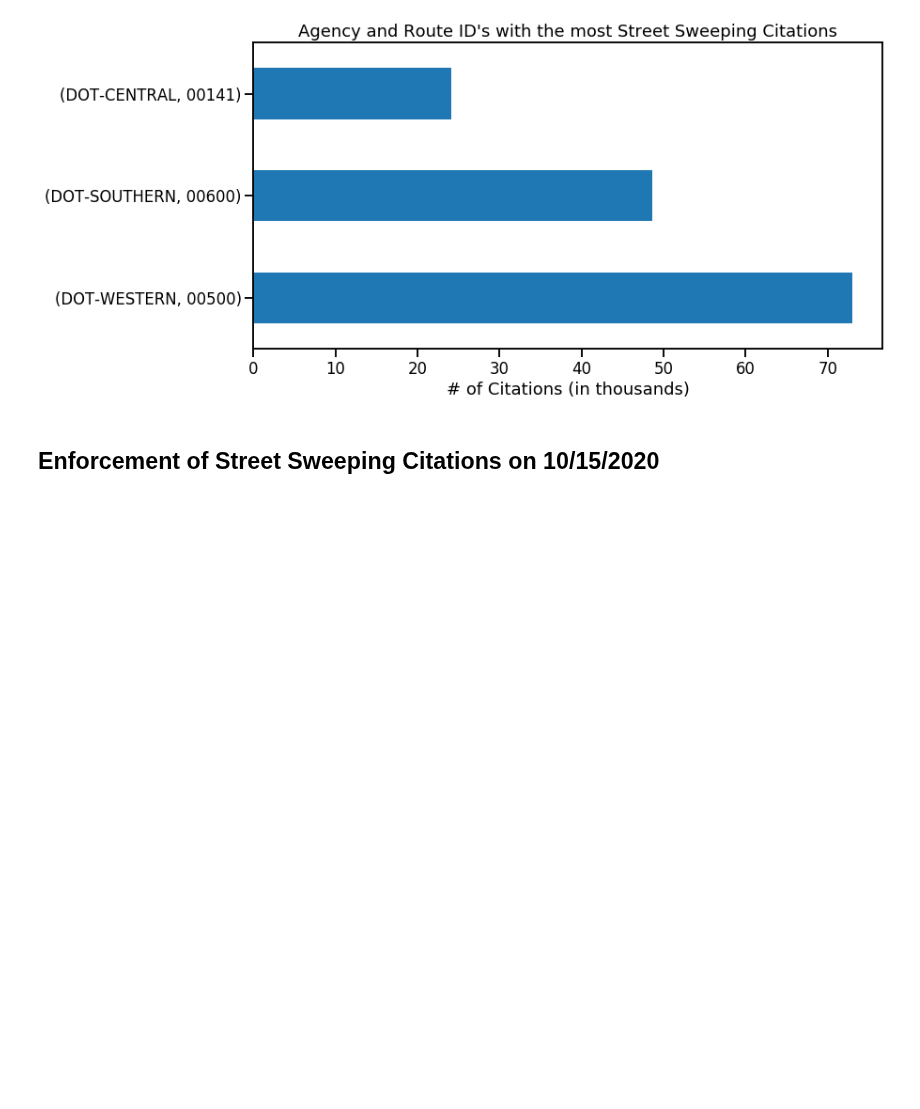
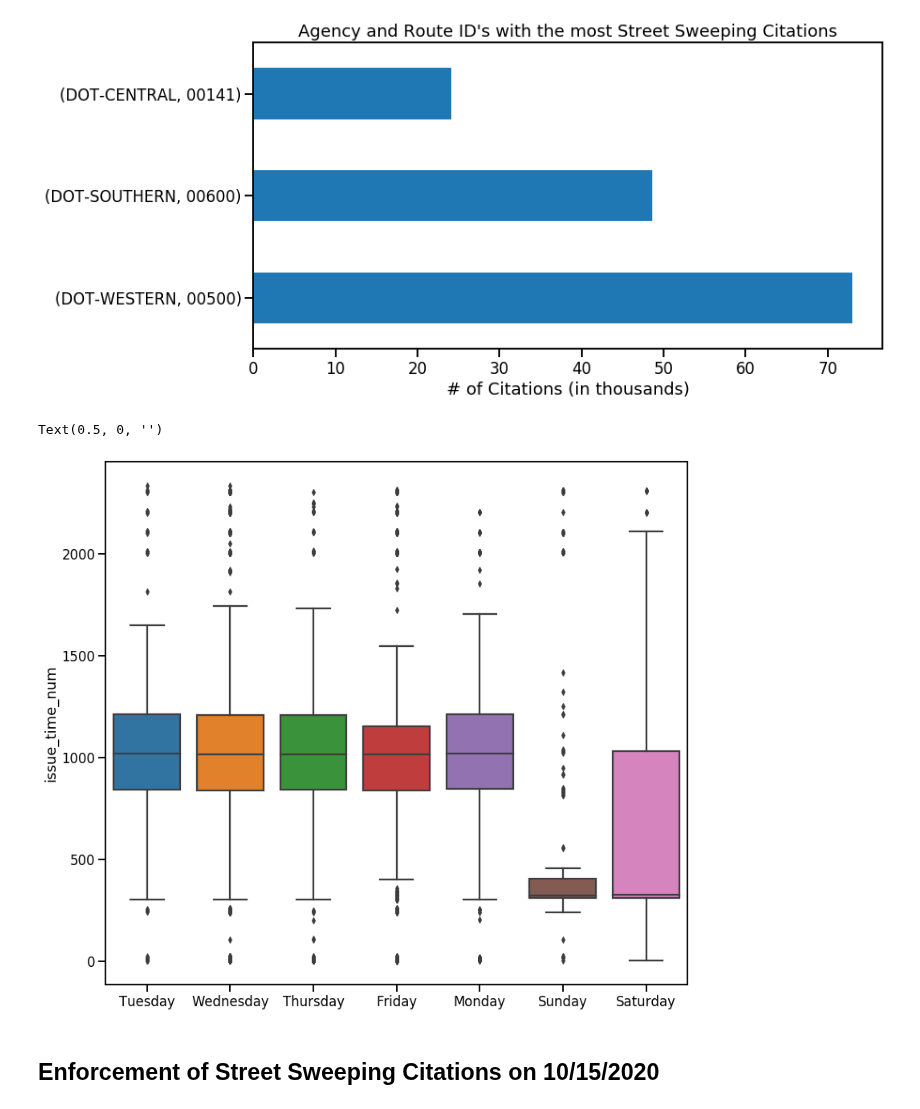
Before and after one commit to Promeos/LADOT-COVID19-enforcement, a Jupyter notebook: MVP.ipynb, the cells around one changed output. Drawn from its saved outputs; the diff is of its cells as text; code cells hidden in the pictures; blank space fills up the shorter version.

```diff
--- a/MVP.ipynb
+++ b/MVP.ipynb
@@ -371,6 +371,23 @@ plt.xlabel('# of Citations (in thousands)')
 plt.xticks(np.arange(0, 70_001, 10_000), [str(i) for i in np.arange(0, 71, 10)]);
 # %% [output]
 [figure]
+# %%
+df_citations['issue_time_num'] = df_citations.issue_time.str.replace(":00", '')
+# %%
+df_citations['issue_time_num'] = df_citations.issue_time_num.str.replace(':', '').astype(np.int)
+# %%
+sns.set_context('talk')
+
+plt.figure(figsize=(13, 12))
+
+sns.boxplot(data=df_citations,
+            x="day_of_week",
+            y="issue_time_num");
+
+plt.xlabel('')
+# %% [output]
+Text(0.5, 0, '')
+[figure, added]
 # %% [markdown]
 ## Enforcement of Street Sweeping Citations on 10/15/2020
 # %%
```
Also changed, not shown: parts of 4 cells of this notebook.
